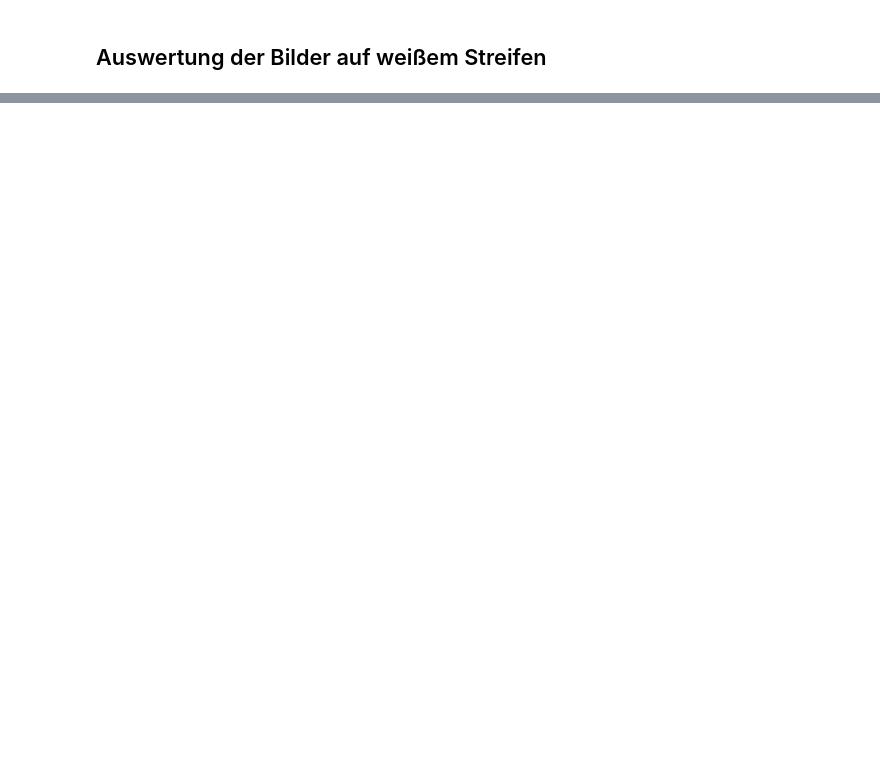
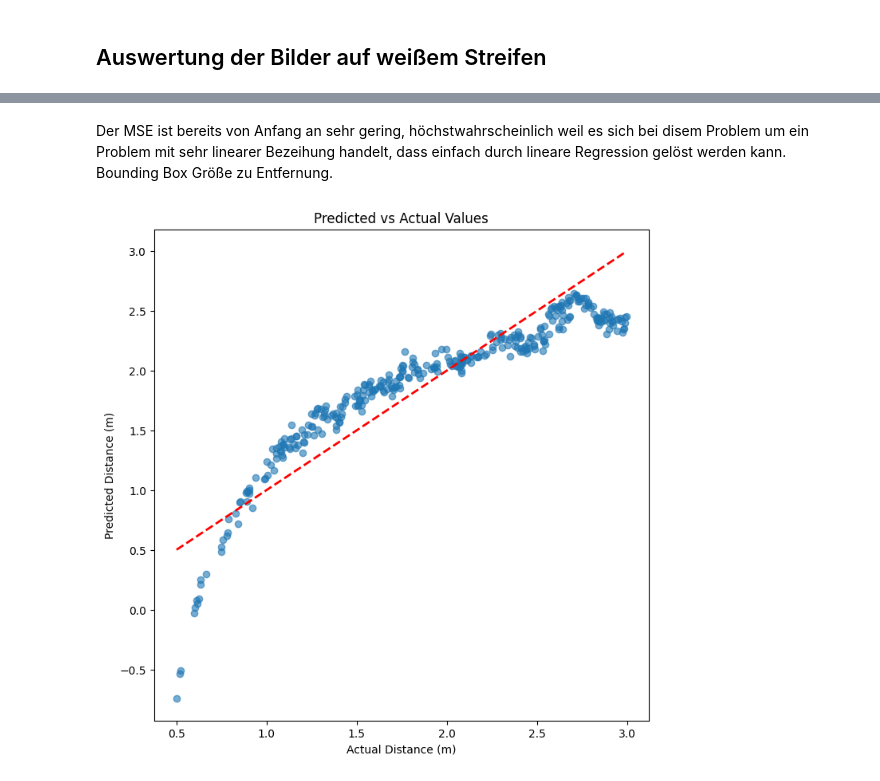
Before and after one commit to PizzaPichael/KI_und_Big_Data_Projekt_SoSe25, a Jupyter notebook: code/ballDetection/detect_balls_max_3_meter.ipynb, the cells around one changed output, grey strips where cells are left out. Drawn from its saved outputs; the diff is of its cells as text; code cells hidden in the pictures; blank space fills up the shorter version.

```diff
--- a/code/ballDetection/detect_balls_max_3_meter.ipynb
+++ b/code/ballDetection/detect_balls_max_3_meter.ipynb
@@ -139,0 +270,5 @@ Keine Erkennung: 0
+# %%
+X = df_distance_xy[["upperleft_x", "upperleft_y", "lowerright_x", "lowerright_y"]]
+y = df_distance_xy[["Distance"]]
+
+print(X.shape, y.shape)
@@ -139,0 +279,3 @@ Keine Erkennung: 0
+# %%
+from sklearn.model_selection import train_test_split
+X_train, X_test, y_train, y_test = train_test_split(X, y, test_size=0.2)
@@ -139,0 +292,5 @@ Keine Erkennung: 0
+# %%
+from sklearn import linear_model
+model = linear_model.LinearRegression()
+model.fit(X_train, y_train)
+y_prediction = model.predict(X_test)
@@ -139,0 +383,2 @@ Keine Erkennung: 0
+# %%
+plot_learningCurveDisplay(model, X, y)
@@ -139,0 +387,18 @@ Keine Erkennung: 0
+# %% [markdown]
+Der MSE ist bereits von Anfang an sehr gering, höchstwahrscheinlich weil es sich bei disem Problem um ein Problem mit sehr linearer Bezeihung handelt, dass einfach durch lineare Regression gelöst werden kann.
+Bounding Box Größe zu Entfernung.
+# %%
+def plot_predicted_vs_actual(model, X_test, y_test):
+    y_pred = model.predict(X_test)
+
+    plt.figure(figsize=(8, 8))
+    plt.scatter(y_test, y_pred, alpha=0.6)
+    plt.plot([y_test.min(), y_test.max()], [y_test.min(), y_test.max()], 'r--', lw=2)
+    plt.xlabel('Actual Distance (m)')
+    plt.ylabel('Predicted Distance (m)')
+    plt.title('Predicted vs Actual Values')
+    plt.show()
+
+plot_predicted_vs_actual(model, X_test, y_test)
+# %% [output]
+[figure, added]
```
Also changed, not shown: parts of 35 cells of this notebook, 6 other files.
